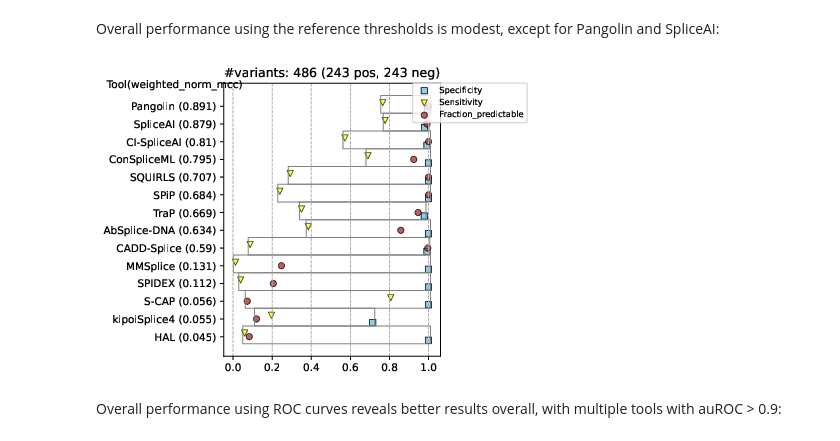
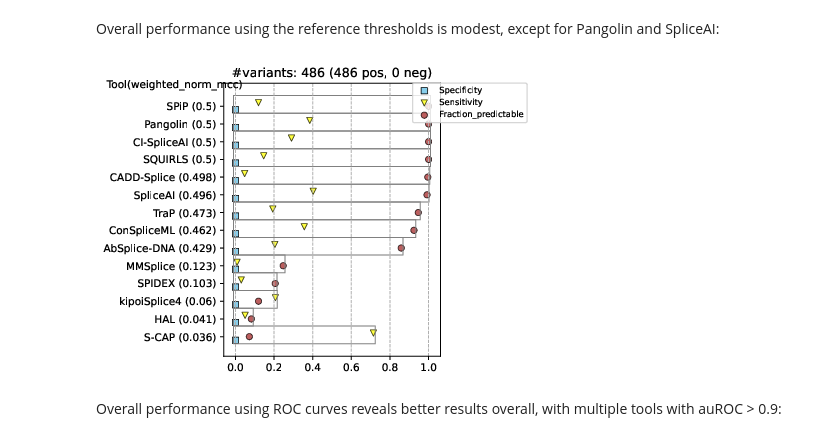
Before and after one commit to PedroBarbosa/DeepIntronic_Benchmark, a Jupyter notebook: intronic_benchmark.ipynb, the cells around one changed output. Drawn from its saved outputs; the diff is of its cells as text; code cells hidden in the pictures.

```diff
--- a/intronic_benchmark.ipynb
+++ b/intronic_benchmark.ipynb
@@ -317,11 +326,11 @@ Now, we run VETA for the selected tools and activate the `--do_threshold` and `-
 # %% [markdown]
 Overall performance using the reference thresholds is modest, except for Pangolin and SpliceAI:
 # %%
-overall_perf="out/out_manual_curation_thesholds/tools_benchmark/all_types/performance_at_fixed_thresh/scatter_all_types_all.pdf"
+overall_perf="out/out_splicing_pathogenic_manual_curation/tools_benchmark/all_types/performance_at_fixed_thresh/scatter_all_types_all.pdf"
 img = WImage(filename=overall_perf, resolution=75)
 img
 # %% [output]
-[figure, old version]
+[figure, new version]
 # %% [markdown]
 Overall performance using ROC curves reveals better results overall, with multiple tools with auROC > 0.9:
 # %%
```
Also changed, not shown: parts of 22 cells of this notebook, 5 other files.
